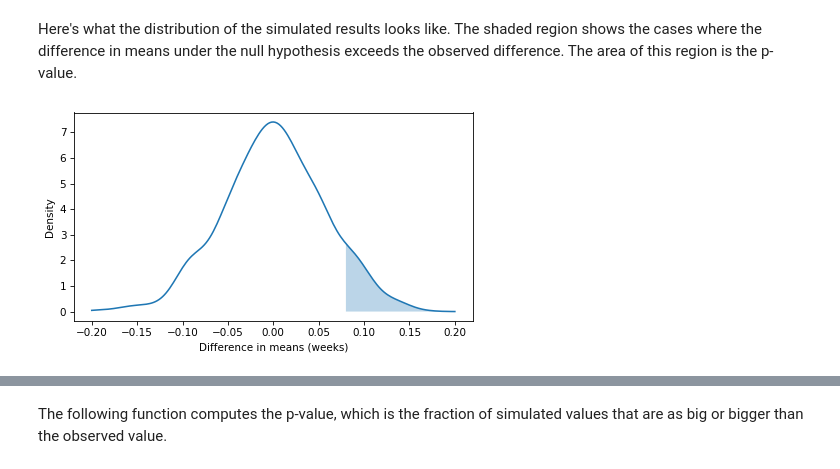
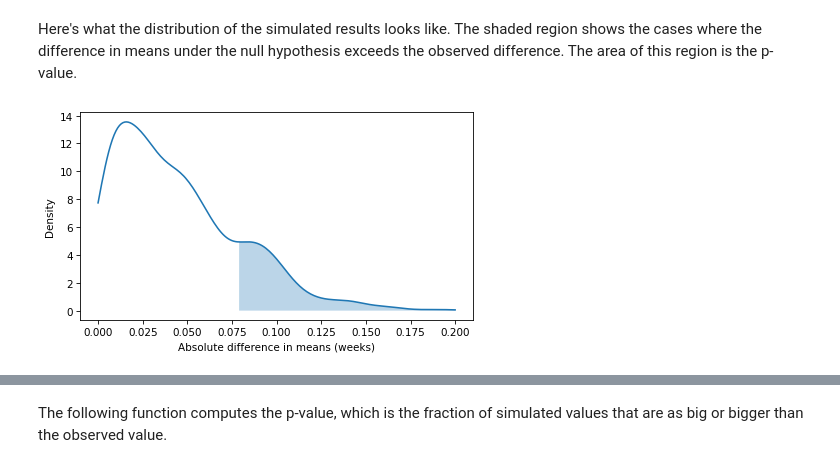
Before and after one commit to Mu-L/ThinkStats, a Jupyter notebook: _sources/chap09.ipynb, the cells around one changed output, grey strips where cells are left out. Drawn from its saved outputs; the diff is of its cells as text; code cells hidden in the pictures.

```diff
--- a/_sources/chap09.ipynb
+++ b/_sources/chap09.ipynb
@@ -197,8 +189,8 @@ The following function takes the data as a tuple of two sequences, and computes
 # %%
-def diff_means(data):
+def abs_diff_means(data):
     group1, group2 = data
     diff = np.mean(group1) - np.mean(group2)
-    return diff
+    return np.abs(diff)
 # %% [output]
 [interactive output not drawn]
 # %% [markdown]
@@ -206,5 +198,5 @@ The average pregnancy length is 0.078 weeks longer for first babies.
 # %%
-observed_diff = diff_means(data)
+observed_diff = abs_diff_means(data)
 observed_diff
 # %% [output]
 0.07803726677754952
@@ -234,7 +226,7 @@ diff_means(simulate_groups(data))
 # %% [markdown]
 The following loop simulates the experiment many times and computes the difference in means for each simulated dataset.
 # %%
-simulated_diffs = [diff_means(simulate_groups(data)) for i in range(1001)]
+simulated_diffs = [abs_diff_means(simulate_groups(data)) for i in range(1001)]
 # %% [output]
 [interactive output not drawn]
 # %% [markdown]
@@ -275,12 +267,12 @@ Here's what the distribution of the simulated results looks like.
 The shaded region shows the cases where the difference in means under the null hypothesis exceeds the observed difference.
 The area of this region is the p-value.
 # %%
-pmf = make_pmf(simulated_diffs, -0.2, 0.2)
+pmf = make_pmf(simulated_diffs, 0, 0.2)
 pmf.plot()
 fill_tail(pmf, observed_diff, "right")
-decorate(xlabel="Difference in means (weeks)", ylabel="Density")
+decorate(xlabel="Absolute difference in means (weeks)", ylabel="Density")
 # %% [output]
-[figure, old version]
+[figure, new version]
 [interactive output not drawn]
 # %% [markdown]
 The following function computes the p-value, which is the fraction of simulated values that are as big or bigger than the observed value.
```
Also changed, not shown: parts of 38 cells of this notebook, 54 other files.
